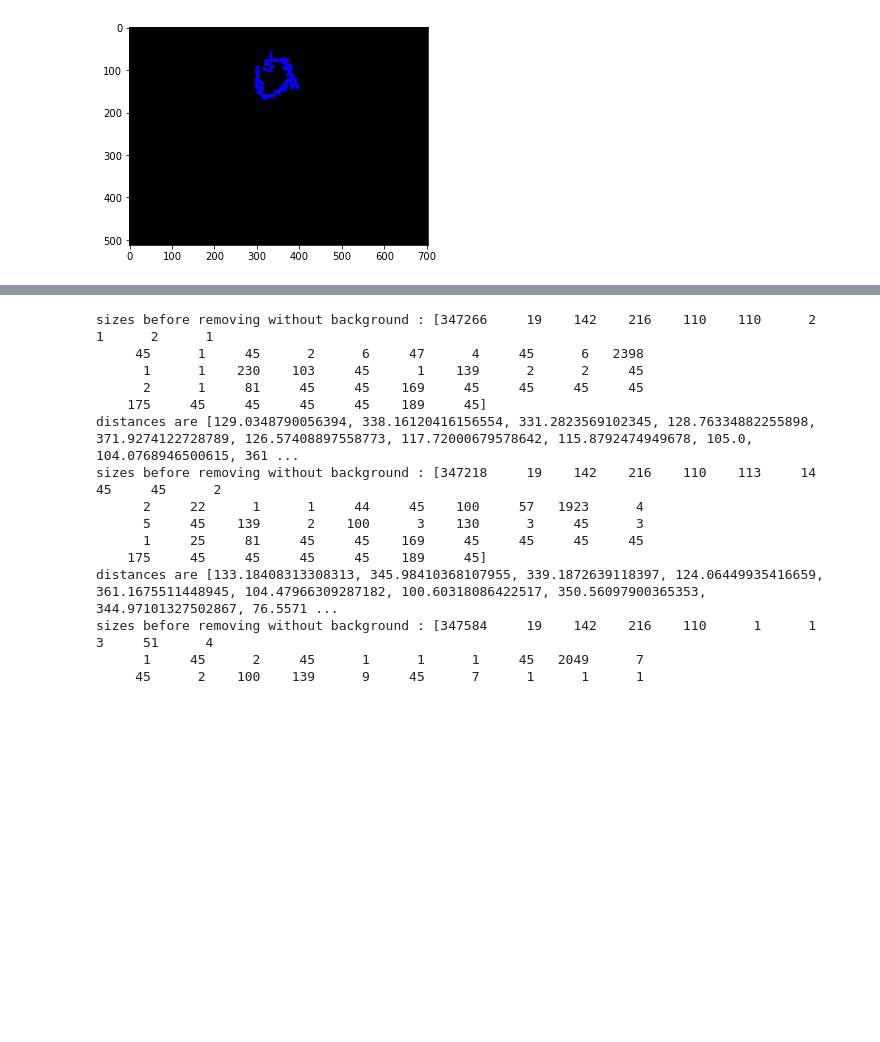
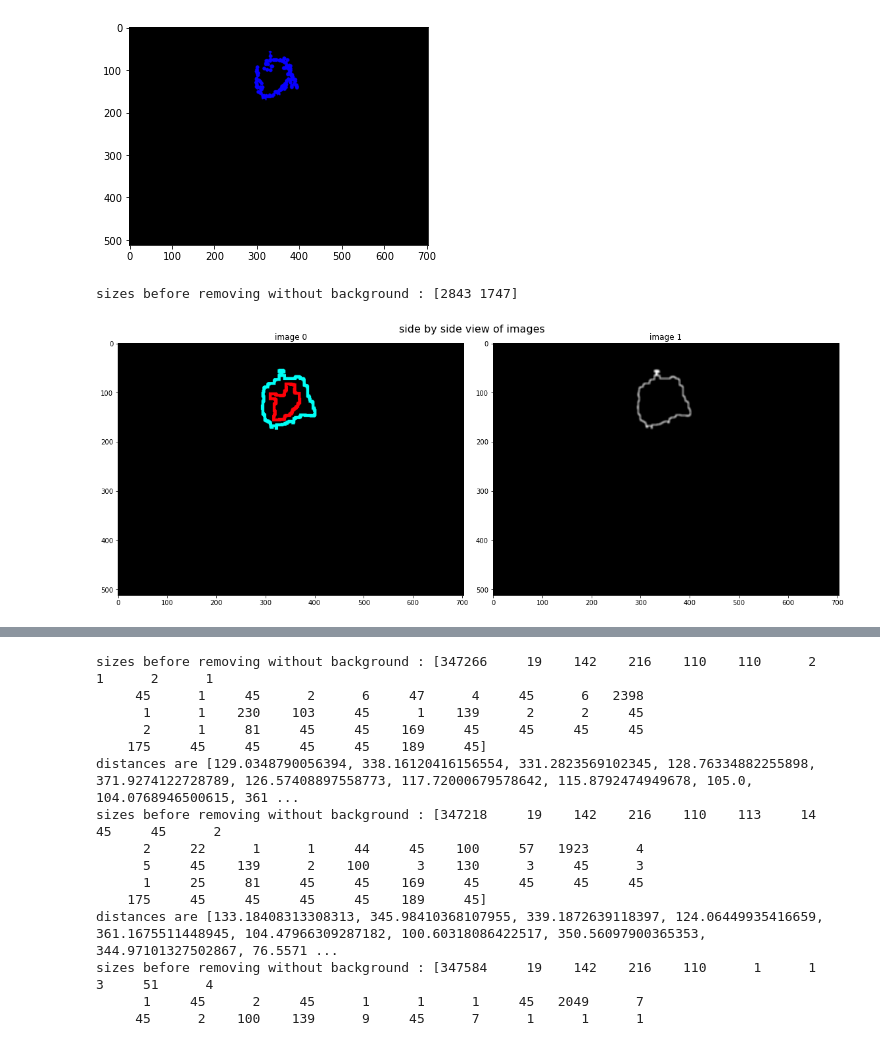
Before and after one commit to yousraBRK/Vesicule_Segmentation_with_ContourRegularisation, a Jupyter notebook: Code.ipynb, the cells around one changed output, grey strips where cells are left out. Drawn from its saved outputs; the diff is of its cells as text; code cells hidden in the pictures; blank space fills up the shorter version.

Commit message:
process morphological gradient on the mail algorithm

```diff
--- a/Code.ipynb
+++ b/Code.ipynb
@@ -243,7 +243,7 @@ Delete small componenets
 def Euclidiean_dist(x1,y1,x2,y2):
     return math.sqrt((x1 - x2)**2 +(y1-y2)**2)
 # %%
-def delete_small_far_components(nb_labels,labels_im,stats,min_size,centroids,CP_df,min_distance):
+def delete_small_far_components(nb_labels,labels_im,stats,min_size,centroids,CP_df,max_distance):
     sizes = stats[1:, -1] #removed background
     print("sizes before removing without background : "+ str(sizes))
     nb_labels=nb_labels-1
@@ -264,14 +264,14 @@ def delete_small_far_components(nb_labels,labels_im,stats,min_size,centroids,CP_
     New_image = np.zeros((labels_im.shape))
     #for every component in the image, you keep it only if it's above min_size
     for i in range(0, nb_labels):
-        if (sizes[i] >= min_size) and (distances[i] <= min_distance) :
+        if (sizes[i] >= min_size) and (distances[i] <= max_distance) :
             New_image[labels_im == i + 1] = 255
 
     return New_image,nb_labels
 # %%
 def Process(dilatation_size,imagePoints,CP_df):
     min_size=150
-    min_distance=70
+    max_distance=50
     #Do dilatation
     dilatation_dst=Dilation(imagePoints,dilatation_size)
     #Get the green part
@@ -281,7 +281,7 @@ def Process(dilatation_size,imagePoints,CP_df):
     #save first labled image
     labeled_img1 = display_components(labels_im)
     #delete small components
-    New_image,nb_labels=delete_small_far_components(nb_labels,labels_im,stats,min_size,centroids,CP5_df,min_distance)
+    New_image,nb_labels=delete_small_far_components(nb_labels,labels_im,stats,min_size,centroids,CP5_df,max_distance)
     #get connected components of the second image
     New_image=New_image.astype(np.uint8)
     nb_labels2, labels_im2, stats2, centroids2 = cv2.connectedComponentsWithStats(New_image,connectivity=8)
@@ -302,6 +302,42 @@ distances are [12.041594578792296, 68.06614430096654, 88.72992730753249, 69.0289
 the was  10 labels and the bacame 2 labels
 1
 [figure]
+# %%
+def process_Morophological_gradient(image):
+    grey_gradient=cv2.cvtColor(image,cv2.COLOR_BGR2GRAY)
+
+
+    nb_labels, labels_im, stats, centroids = cv2.connectedComponentsWithStats(grey_gradient,connectivity=4)
+    labeled_img=display_components(labels_im)
+
+
+    #let only the bigger components
+    sizes = stats[1:, -1] #removed background
+    print("sizes before removing without background : "+ str(sizes))
+    nb_labels=nb_labels-1
+    maxlabel=sizes[0]
+    index_maxLabel=0
+    for i in range(nb_labels):
+        if(sizes[i] >= maxlabel):
+            maxlabel=sizes[i]
+            index_maxLabel=i
+
+    New_image = np.zeros((labels_im.shape))
+    New_image[labels_im == index_maxLabel + 1] = 255
+    New_image=New_image.astype(np.uint8)
+    #Apply erosion
+    kernel = np.ones((5, 5), np.uint8)
+    New_image = cv2.erode(New_image, kernel, iterations = 1)
+    #Apply gaussian blur
+    New_image = cv2.GaussianBlur(New_image,(5,5),cv2.BORDER_DEFAULT)
+
+    return labeled_img,New_image
+# %%
+labled_img,New_image =process_Morophological_gradient(final_images[8])
+displaySideBySide([labled_img,New_image],1,2)
+# %% [output]
+sizes before removing without background : [2843 1747]
+[figure, added]
 # %%
 #The Algorithm
 
```
Also changed, not shown: parts of 2 cells of this notebook.
